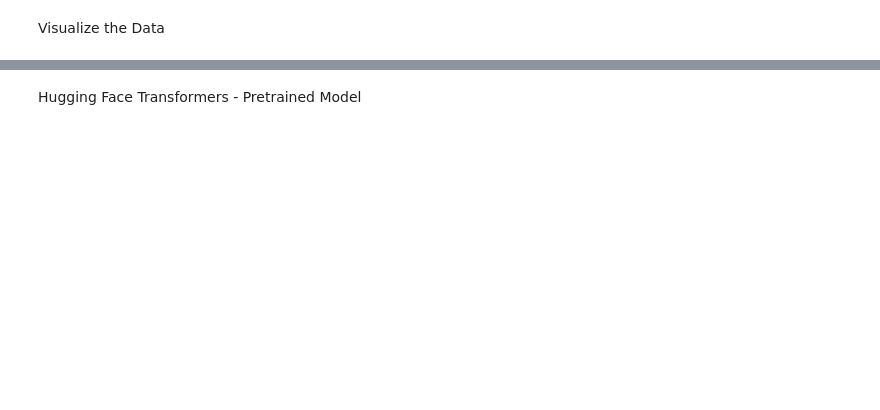
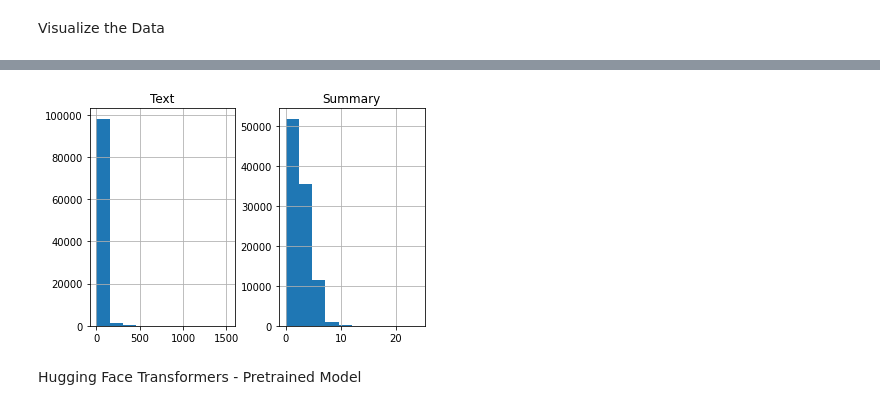
Before and after one commit to alickd/SEP740_DLProject, a Jupyter notebook: Text_Summarization_Deep_Learning_Project.ipynb, the cells around one changed output, grey strips where cells are left out. Cells and saved outputs as stored; diff of their text form; code cells hidden in the pictures; blank space fills up the shorter version.

```diff
--- a/Text_Summarization_Deep_Learning_Project.ipynb
+++ b/Text_Summarization_Deep_Learning_Project.ipynb
@@ -203,19 +192,21 @@ plt.show()
 # %%
 #Plotting distrubution of word count for reviews vs summary
 text_word_count = []
 summary_word_count = []
 
 #Populate the lists with sentence lengths
 for i in df_reviews['Text']:
       text_word_count.append(len(i.split()))
 
 for i in df_reviews['Summary']:
       summary_word_count.append(len(i.split()))
 
 length_df = pd.DataFrame({'Text':text_word_count, 'Summary':summary_word_count})
 
-length_df.hist(bins = 30)
+length_df.hist()
 plt.show()
+# %% [output]
+[figure, added]
 # %%
 MAX_LEN_TEXT = 80
 MAX_LEN_SUM = 15
```
Also changed, not shown: parts of 8 cells of this notebook.
